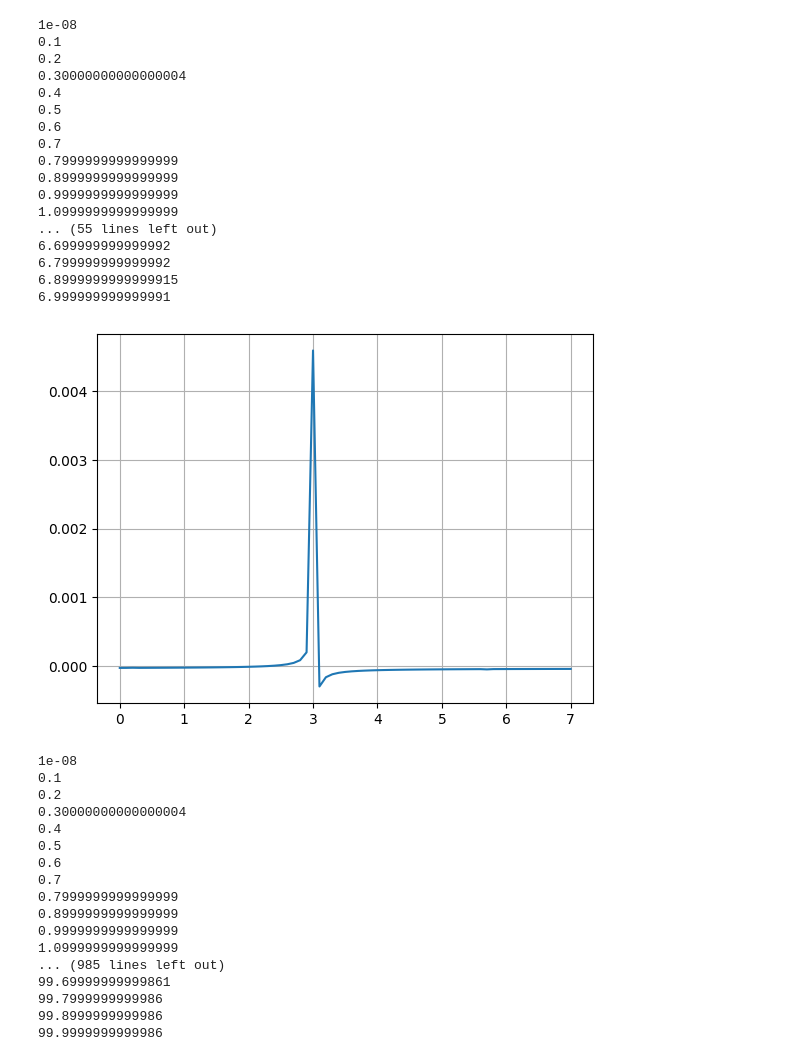
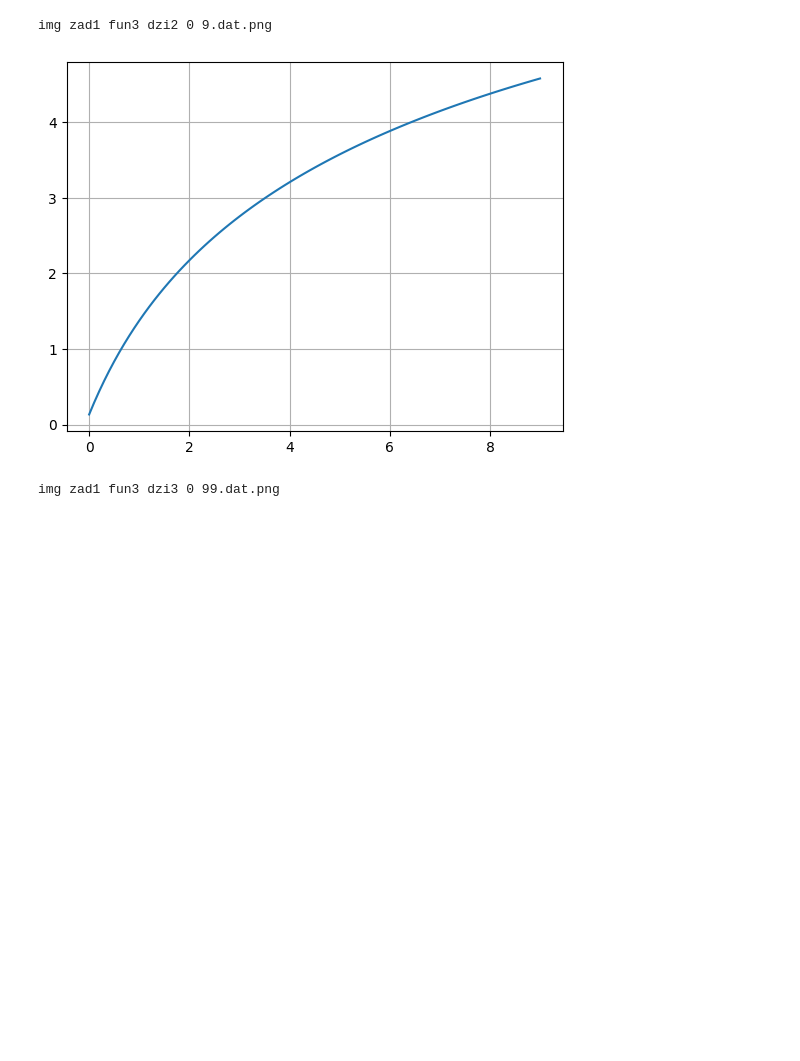
Before and after one commit to karcio424/GeneticProgramming, a Jupyter notebook: conversionToExcel.ipynb, the cells around one changed output. Saved outputs shown, nothing was run; the diff lists cells and outputs as text; code cells hidden in the pictures; blank space fills up the shorter version.

Commit message:
added images in notebook

```diff
--- a/conversionToExcel.ipynb
+++ b/conversionToExcel.ipynb
@@ -156,6 +156,12 @@ def wypisz_funkcje(nazwa_pliku):
         x, y = plotowanie(poczatek, koniec, zawartosc)
         plt.grid(True)
         plt.plot(x, y)
+        nazwa_obrazka = "img" + nazwa_pliku[nazwa_pliku.rfind("\\")+5:] + ".png"
+        print(nazwa_obrazka)
+        # if os.path.exists(nazwa_pliku):
+        #     print(f"Plik {nazwa_pliku} już istnieje. Nadpisywanie...")
+        #     os.remove(nazwa_pliku)
+        plt.savefig(nazwa_obrazka)
         plt.show()
 
 def znajdz_pliki_done(folder, pattern):
@@ -170,8 +176,11 @@ def znajdz_pliki_done(folder, pattern):
 # %%
 folder_glowny = os.getcwd() #sciezka do twojego folderu
 # pliki_done = znajdz_pliki_done(folder_glowny, "done zad1 fun1")
-pliki_done = znajdz_pliki_done(folder_glowny, "done zad1 fun2")
+# pliki_done = znajdz_pliki_done(folder_glowny, "done zad1 fun2")
+pliki_done = znajdz_pliki_done(folder_glowny, "done zad1 fun3")
 
 for plik in pliki_done:
     wypisz_funkcje(plik)
+
+# TODO: implementacja obrazkow do plikow
 # %% [output]
@@ -196,35 +189,3 @@ for plik in pliki_done:
-1e-08
-0.1
-0.2
-0.30000000000000004
-0.4
-0.5
-0.6
-0.7
-0.7999999999999999
-0.8999999999999999
-0.9999999999999999
-1.0999999999999999
-... (55 lines left out)
-6.699999999999992
-6.799999999999992
-6.8999999999999915
-6.999999999999991
+img zad1 fun3 dzi2 0 9.dat.png
-[figure, old version]
+[figure, new version]
-1e-08
-0.1
-0.2
-0.30000000000000004
-0.4
-0.5
-0.6
-0.7
-0.7999999999999999
-0.8999999999999999
-0.9999999999999999
-1.0999999999999999
-... (985 lines left out)
-99.69999999999861
-99.7999999999986
-99.8999999999986
-99.9999999999986
+img zad1 fun3 dzi3 0 99.dat.png
```
Also changed, not shown: parts of 2 cells of this notebook, 12 other files.
